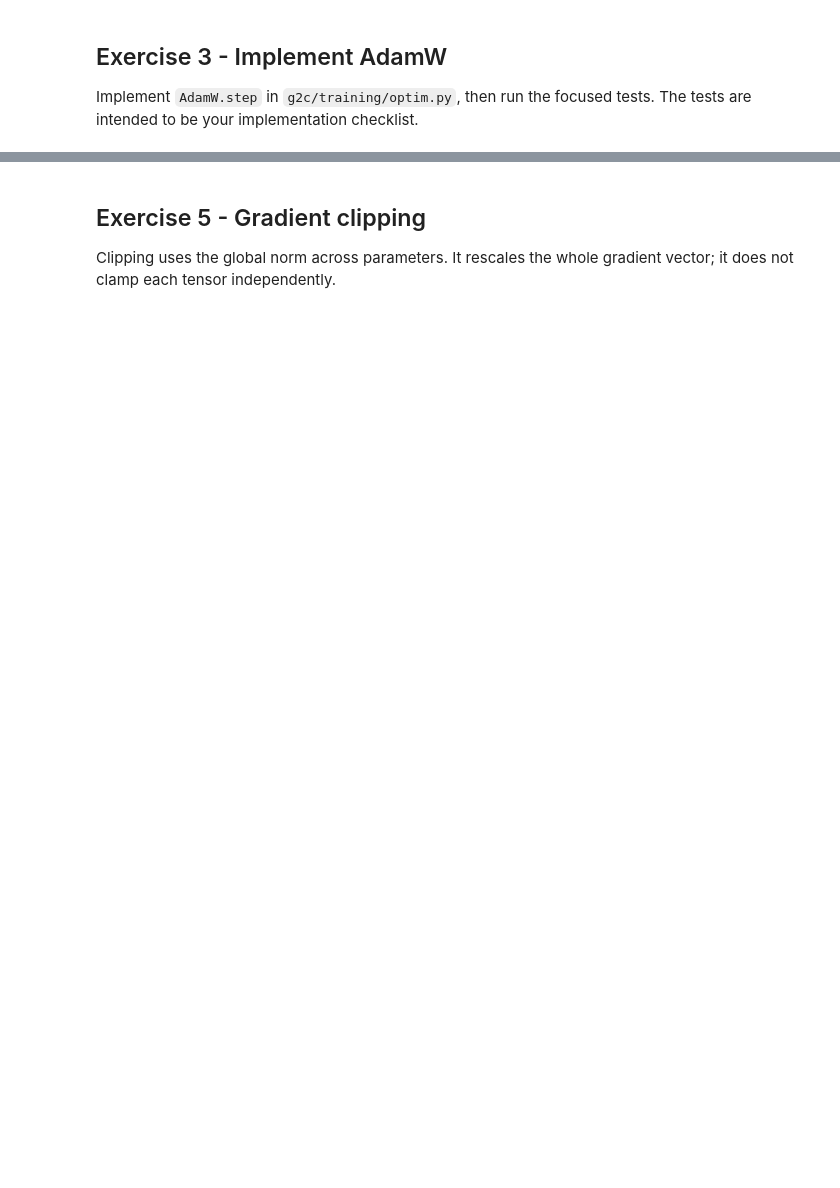
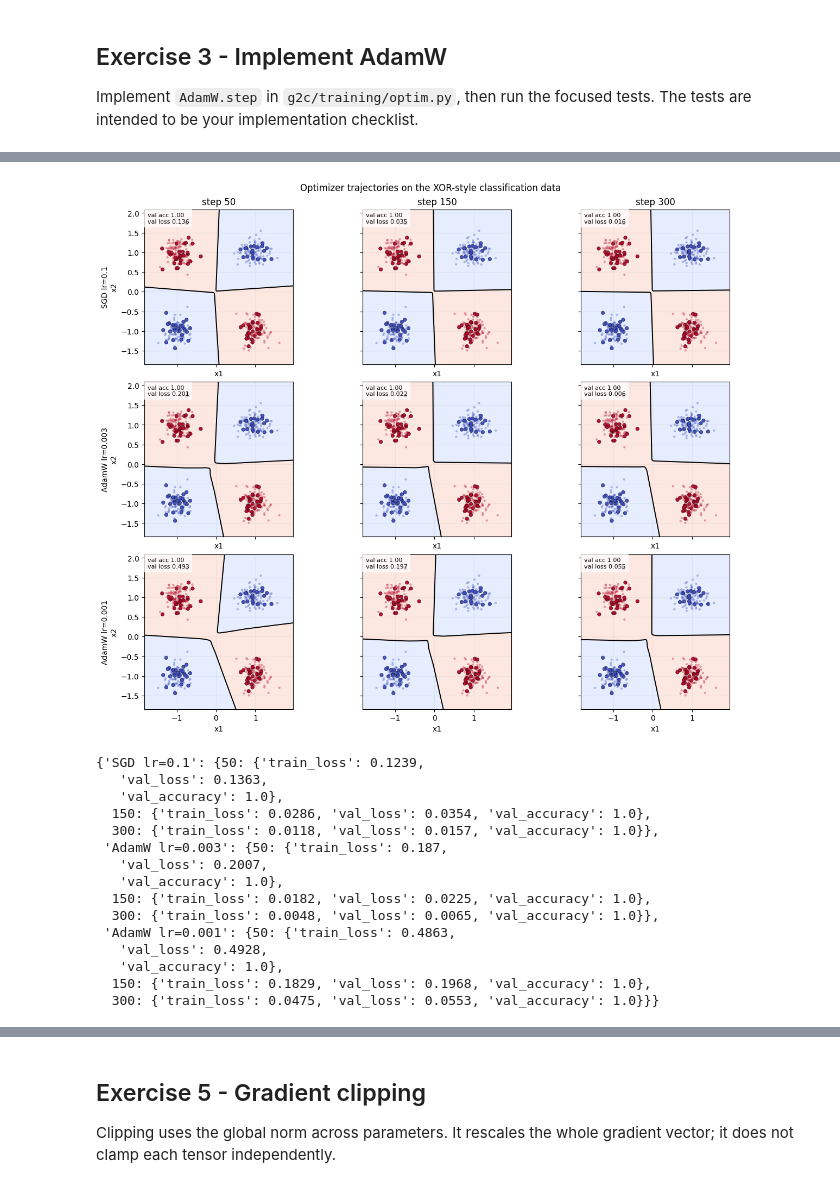
Before and after one commit to Mister-Meeseeks/g2c, a Jupyter notebook: notebooks/solutions/03b-training.ipynb, the cells around one changed output, grey strips where cells are left out. Drawn from its saved outputs; the diff is of its cells as text; code cells hidden in the pictures; blank space fills up the shorter version.

```diff
--- a/notebooks/solutions/03b-training.ipynb
+++ b/notebooks/solutions/03b-training.ipynb
@@ -209,3 +245,33 @@ plt.show()
+# %%
+optimizer_snapshot_summary = plot_optimizer_decision_snapshots(
+    optimizer_runs,
+    build_model=build_mlp,
+    x_train=x_train,
+    y_train=y_train,
+    x_val=x_val,
+    y_val=y_val,
+    steps=(50, 150, 300),
+    seed=0,
+)
+
+optimizer_snapshot_summary
+# %% [output]
+[figure, added]
+{'SGD lr=0.1': {50: {'train_loss': 0.1239,
+   'val_loss': 0.1363,
+   'val_accuracy': 1.0},
+  150: {'train_loss': 0.0286, 'val_loss': 0.0354, 'val_accuracy': 1.0},
+  300: {'train_loss': 0.0118, 'val_loss': 0.0157, 'val_accuracy': 1.0}},
+ 'AdamW lr=0.003': {50: {'train_loss': 0.187,
+   'val_loss': 0.2007,
+   'val_accuracy': 1.0},
+  150: {'train_loss': 0.0182, 'val_loss': 0.0225, 'val_accuracy': 1.0},
+  300: {'train_loss': 0.0048, 'val_loss': 0.0065, 'val_accuracy': 1.0}},
+ 'AdamW lr=0.001': {50: {'train_loss': 0.4863,
+   'val_loss': 0.4928,
+   'val_accuracy': 1.0},
+  150: {'train_loss': 0.1829, 'val_loss': 0.1968, 'val_accuracy': 1.0},
+  300: {'train_loss': 0.0475, 'val_loss': 0.0553, 'val_accuracy': 1.0}}}
 # %%
 'Question: Which optimizer was less sensitive to LR choice in this experiment?'
 'Answer: '
```
Also changed, not shown: parts of 14 cells of this notebook, 9 other files.
